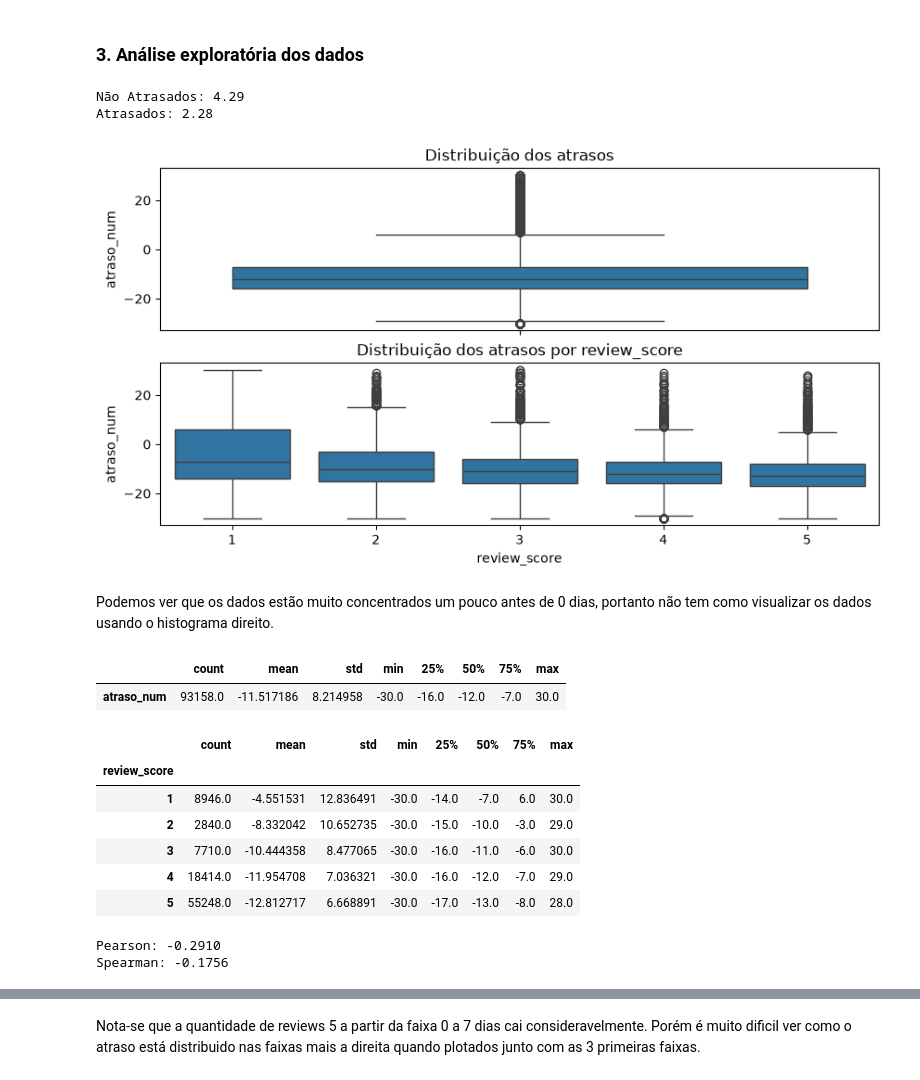
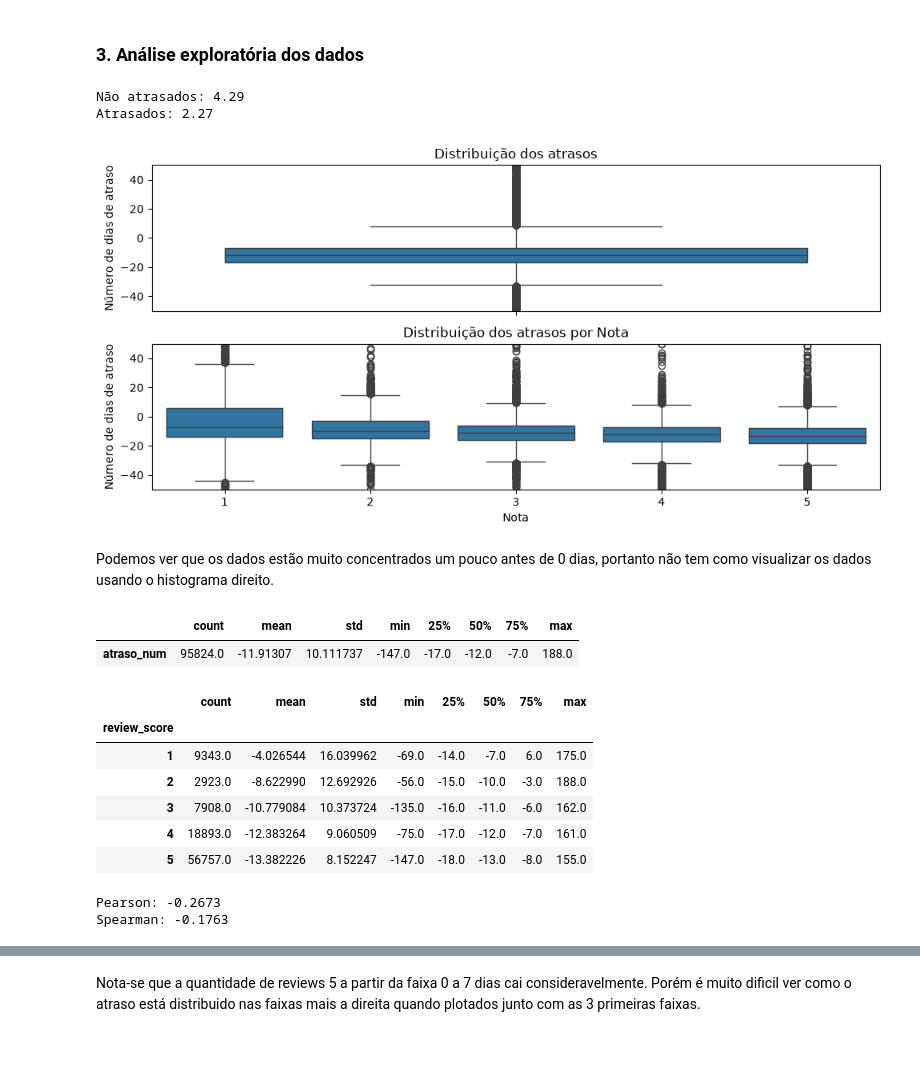
Before and after one commit to teto1034/Insper-Data-CB-Sprint-1, a Jupyter notebook: E-commerce atraso na entrega e avaliação do cliente.ipynb, the cells around one changed output, grey strips where cells are left out. Cells and saved outputs as stored; diff of their text form; code cells hidden in the pictures; blank space fills up the shorter version.

```diff
--- a/E-commerce atraso na entrega e avaliação do cliente.ipynb
+++ b/E-commerce atraso na entrega e avaliação do cliente.ipynb
@@ -130,8 +131,3 @@ display(df_delivered.head())
 | 2 | 2 | 0bf736fd0fd5169d60de3699fcbcf986 | 6cd217b674e22cf568f6a2cf6060fd07 | delivered | 2017-12-21 16:21:47 | 2017-12-22 17:31:27 | ... |
 | 3 | 3 | 3aba44d8e554ab4bb8c09f6f78032ca8 | 82b838f513e00463174cc7cae7e76c1f | delivered | 2018-08-10 13:24:35 | 2018-08-10 13:35:21 | ... |
 | 4 | 4 | 6f0dfb5b5398b271cc6bbd9ee263530e | 8517e7c86998bf39a540087da6f115d9 | delivered | 2018-08-01 22:00:33 | 2018-08-01 22:15:19 | ... |
-# %%
-# Removemos outliers absurdos que atrapalham a análise
-print(f"Tamanho da base antes de remover outliers: {len(df_delivered)}")
-df_delivered = df_delivered.loc[(-30 <= df_delivered["atraso_num"]) & (df_delivered["atraso_num"] <= 30)]
-print(f"Tamanho da base depois de remover outliers: {len(df_delivered)}")
@@ -141,10 +134,10 @@ Tamanho da base depois de remover outliers: 93158
 # %% [markdown]
 Agora separamos os atrasos em faixas de valores para facilitar as análises.
 # %%
-faixas = [-np.inf, -14, -7, 0, 7, 14, np.inf]
-labels = ["- 14 dias", "-14 a -7 dias",
-          "-7 a 0 dias", "0 a 7 dias", "7 a 14 dias"
-          , "+ 14 dias"]
+faixas = [-np.inf, -14, -7, -1, 1, 7, 14, np.inf]
+labels = ["Mais de 14 dias adiantado", "14 a 7 dias adiantado",
+          "7 a 0 dias adiantados","No prazo", "0 a 7 dias atrasado", "7 a 14 dias atrasado"
+          , "Mais de 14 dias atrasado"]
 df_delivered['atraso_faixas'] = pd.cut(df_delivered['atraso_num'], bins=faixas, labels=labels, right=False)
 df_delivered.head()
 # %% [output]
@@ -194,25 +187,31 @@ print(dict_renaming)
 ### 3. Análise exploratória dos dados
 # %%
 # Média de notas para pedidos atrasodos vs não atrasados
-print(f"Não Atrasados: {df_delivered.loc[df_delivered["atraso"] == False, "review_score"].mean():.2f}")
-print(f"Atrasados: {df_delivered.loc[df_delivered["atraso"] == True, "review_score"].mean():.2f}")
+print(f"Não atrasados: {df_delivered.loc[df_delivered['atraso'] == False, 'review_score'].mean():.2f}")
+print(f"Atrasados: {df_delivered.loc[df_delivered['atraso'] == True, 'review_score'].mean():.2f}")
 # %% [output]
-Não Atrasados: 4.29
-Atrasados: 2.28
+Não atrasados: 4.29
+Atrasados: 2.27
 # %%
 # Entendendo a distribuição de atrasos
 plt.figure(figsize=(10,5))
 
 plt.subplot(211)
 sns.boxplot(data=df_delivered, y="atraso_num")
 plt.title("Distribuição dos atrasos")
+plt.ylabel("Número de dias de atraso")
+plt.ylim(-50, 50)
 
 plt.subplot(212)
 sns.boxplot(data=df_delivered, x="review_score", y="atraso_num")
-plt.title("Distribuição dos atrasos por review_score")
+plt.title("Distribuição dos atrasos por Nota")
+plt.xlabel("Nota")
+plt.ylabel("Número de dias de atraso")
+plt.ylim(-50, 50)
+plt.tight_layout()
 plt.show()
 # %% [output]
-[figure, old version]
+[figure, new version]
 # %% [markdown]
 Podemos ver que os dados estão muito concentrados um pouco antes de 0 dias, portanto não tem como visualizar os dados usando o histograma direito.
 # %%
@@ -220,18 +219,18 @@ Podemos ver que os dados estão muito concentrados um pouco antes de 0 dias, por
 display(df_delivered["atraso_num"].describe().to_frame().transpose())
 # %% [output]
 |  | count | mean | std | min | 25% | 50% | 75% | max |
-| atraso_num | 93158.0 | -11.517186 | 8.214958 | -30.0 | -16.0 | -12.0 | -7.0 | 30.0 |
+| atraso_num | 95824.0 | -11.91307 | 10.111737 | -147.0 | -17.0 | -12.0 | -7.0 | 188.0 |
 # %%
 # Agora as medidas resumo agrupando por review
 display(df_delivered.groupby(by="review_score", observed=True)["atraso_num"].describe())
 # %% [output]
 |  | count | mean | std | min | 25% | 50% | 75% | max |
 | review_score |  |  |  |  |  |  |  |  |
-| 1 | 8946.0 | -4.551531 | 12.836491 | -30.0 | -14.0 | -7.0 | 6.0 | 30.0 |
-| 2 | 2840.0 | -8.332042 | 10.652735 | -30.0 | -15.0 | -10.0 | -3.0 | 29.0 |
-| 3 | 7710.0 | -10.444358 | 8.477065 | -30.0 | -16.0 | -11.0 | -6.0 | 30.0 |
-| 4 | 18414.0 | -11.954708 | 7.036321 | -30.0 | -16.0 | -12.0 | -7.0 | 29.0 |
-| 5 | 55248.0 | -12.812717 | 6.668891 | -30.0 | -17.0 | -13.0 | -8.0 | 28.0 |
+| 1 | 9343.0 | -4.026544 | 16.039962 | -69.0 | -14.0 | -7.0 | 6.0 | 175.0 |
+| 2 | 2923.0 | -8.622990 | 12.692926 | -56.0 | -15.0 | -10.0 | -3.0 | 188.0 |
+| 3 | 7908.0 | -10.779084 | 10.373724 | -135.0 | -16.0 | -11.0 | -6.0 | 162.0 |
+| 4 | 18893.0 | -12.383264 | 9.060509 | -75.0 | -17.0 | -12.0 | -7.0 | 161.0 |
+| 5 | 56757.0 | -13.382226 | 8.152247 | -147.0 | -18.0 | -13.0 | -8.0 | 155.0 |
 # %%
 # Correlação entre dias de atraso e nota
 # Usamos Pearson (relação linear) e Spearman (relação monotônica, mais robusta a outliers
@@ -241,8 +240,8 @@ corr_spearman = df_delivered["atraso_num"].corr(df_delivered["review_score"], me
 print(f"Pearson: {corr_pearson:.4f}")
 print(f"Spearman: {corr_spearman:.4f}")
 # %% [output]
-Pearson: -0.2910
-Spearman: -0.1756
+Pearson: -0.2673
+Spearman: -0.1763
 # %%
 sns.countplot(data=df_delivered, x="atraso_faixas", hue="review_score", stat="proportion")
 plt.title("Distribuição de notas por faixa de atraso")
```
Also changed, not shown: parts of 11 cells of this notebook.
